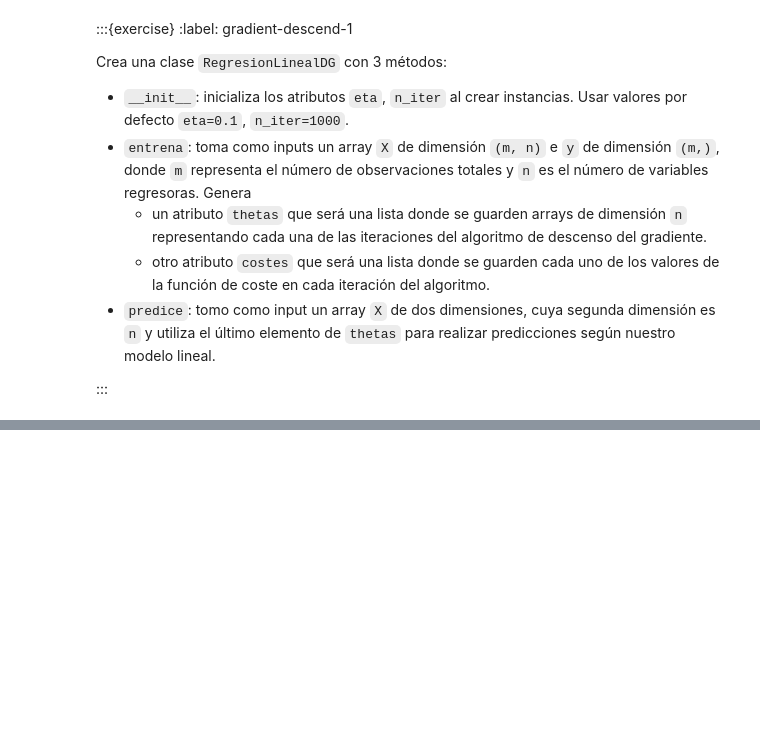
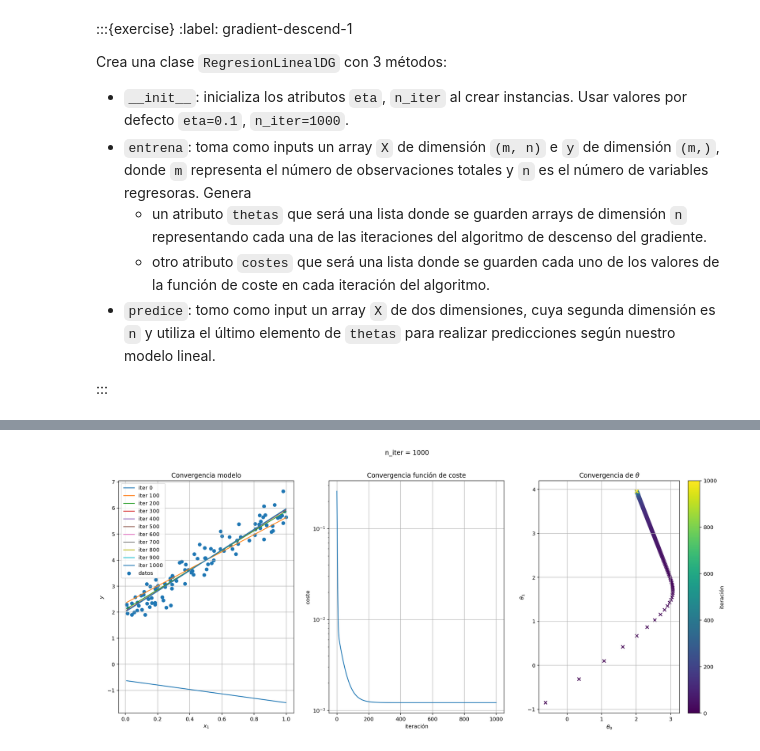
Before and after one commit to javlintor/curso-python-us, a Jupyter notebook: _sources/notebooks/practicas/gradient-descent.ipynb, the cells around one changed output, grey strips where cells are left out. Drawn from its saved outputs; the diff is of its cells as text; code cells hidden in the pictures; blank space fills up the shorter version.

```diff
--- a/_sources/notebooks/practicas/gradient-descent.ipynb
+++ b/_sources/notebooks/practicas/gradient-descent.ipynb
@@ -101,7 +101,7 @@ class RegresionLinealDG:
 
     def entrena(self, X, y):
         m, n = X.shape
-        X_ones = self.add_ones(X)
+        X_ones = self.añade_unos(X)
         self.thetas = [2*self.rng.random(n + 1) - 1]
         self.costes = [self.f_coste(X_ones, y, self.thetas[-1])]
         for iter in range(self.n_iter):
@@ -109,7 +109,7 @@ class RegresionLinealDG:
             self.thetas.append(theta)
             self.costes.append(self.f_coste(X_ones, y, self.thetas[-1]))
 
-    def add_ones(self, X):
+    def añade_unos(self, X):
         m = X.shape[0]
         X_ones = np.concatenate([np.ones((X.shape[0], 1)), X], axis=1)
         return X_ones
@@ -145,6 +145,7 @@ class RegresionLinealDG:
         ax.grid()
         ax.set_xlabel("iteración")
         ax.set_ylabel("coste")
+        ax.set_yscale("log")
         ax.set_title("Convergencia función de coste")
         return ax
 
@@ -169,7 +170,6 @@ class RegresionLinealDG:
         self.pinta_coste(ax[1])
         self.pinta_thetas(ax[2])
         fig.suptitle(self.get_title())
-        fig.tight_layout()
         return fig
 
     def get_title(self):
@@ -180,6 +180,6 @@ rng_test = np.random.default_rng()
 m, n = 100, 1
 X_test = rng_test.random((m, n))
 test_theta = rng_test.integers(2, 5, size=n)
-y_test = 2 + (1 + 0.1*rng_test.standard_normal((m, n)))*X_test @ test_theta
+y_test = 2 + (0.1*rng_test.standard_normal((m, n)) + X_test) @ test_theta
 # %%
 regresion_lineal_dg.entrena(X_test, y_test)
@@ -189,0 +196,26 @@ fig = regresion_lineal_dg.pinta(X_test, y_test)
+# %%
+class RegresionLinealDG2(RegresionLinealDG):
+
+    def __init__(self, eta, n_iter=1000):
+        super().__init__(n_iter=n_iter)
+        self.eta = eta
+
+    def entrena(self, X, y):
+        m, n = X.shape
+        X_ones = self.añade_unos(X)
+        self.thetas = [2*self.rng.random(n + 1) - 1]
+        self.costes = [self.f_coste(X_ones, y, self.thetas[-1])]
+        for iter in range(self.n_iter):
+            theta = self.thetas[-1] - self.eta(iter)*self.calcula_grad(X_ones, y, self.thetas[-1])
+            self.thetas.append(theta)
+            self.costes.append(self.f_coste(X_ones, y, self.thetas[-1]))
+
+    def get_title(self):
+        return f"n_iter = {self.n_iter}"
+# %%
+eta = lambda x: 0.1*np.exp(-0.001*x)
+regresion_lineal_dg2 = RegresionLinealDG2(eta)
+regresion_lineal_dg2.entrena(X_test, y_test)
+fig = regresion_lineal_dg2.pinta(X_test, y_test)
+# %% [output]
+[figure, added]
```
Also changed, not shown: parts of 6 cells of this notebook, 6 other files.
